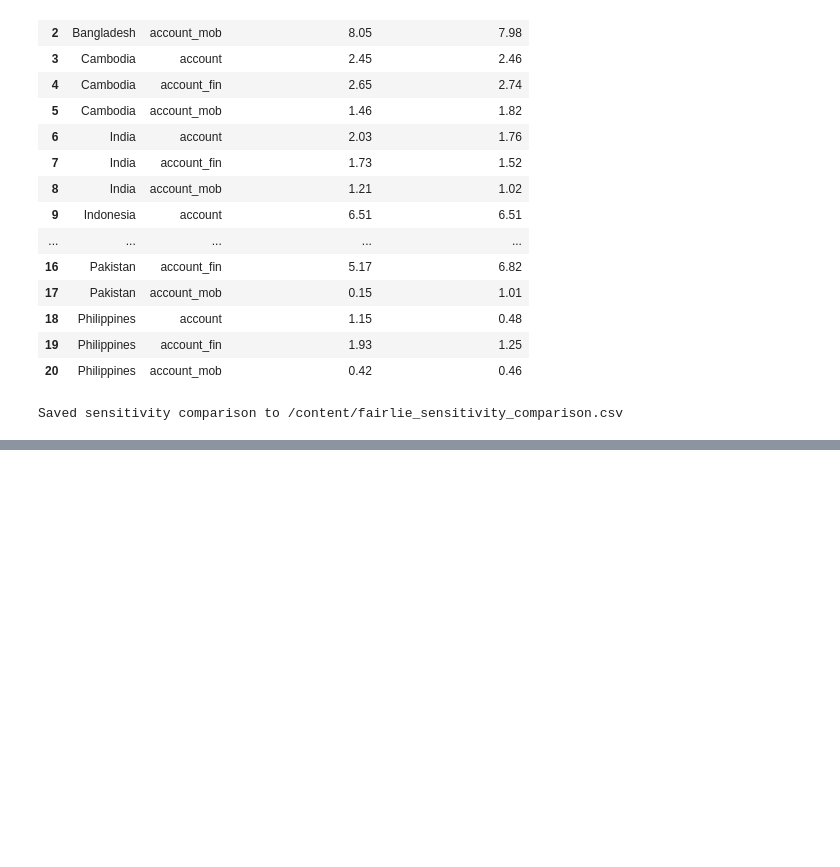
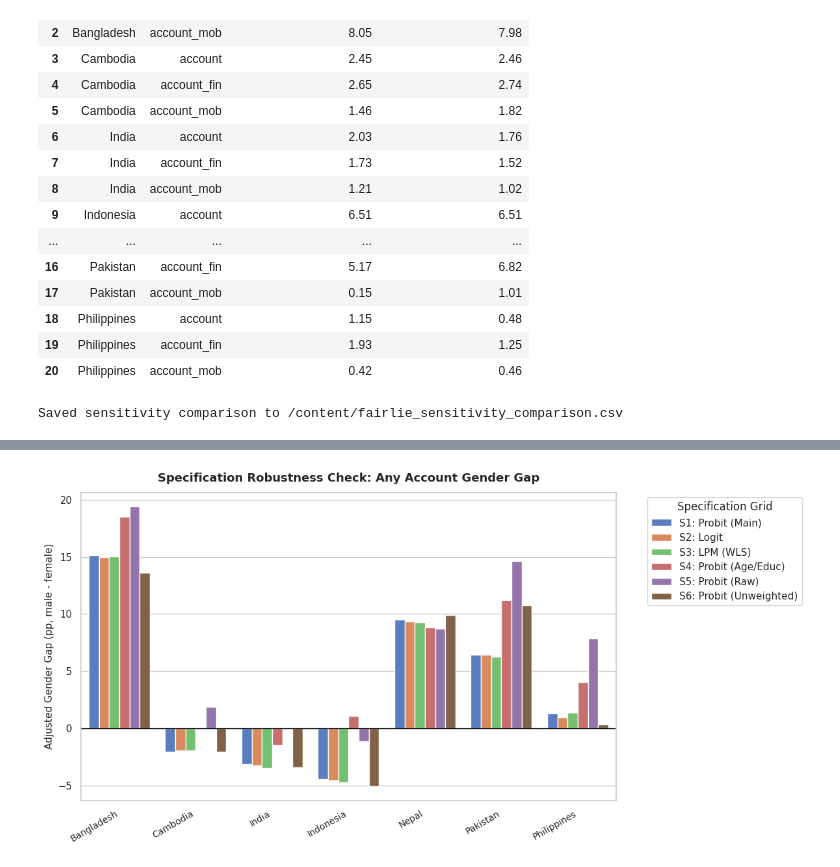
Before and after one commit to Saimon0007/Financial-Inclusion-across-South-and-Southeast-Asia-after-COVID-19, a Jupyter notebook: Thesis.ipynb, the cells around one changed output, grey strips where cells are left out. Cells and saved outputs as stored; diff of their text form; code cells hidden in the pictures; blank space fills up the shorter version.

```diff
--- a/Thesis.ipynb
+++ b/Thesis.ipynb
@@ -3152,0 +3803,82 @@ Day 15-16 complete. Check Section 5's significant interactions and Section 7's c
+# %%
+import pandas as pd
+import numpy as np
+import matplotlib.pyplot as plt
+import seaborn as sns
+import os
+
+# Ensure clean styles
+sns.set_theme(style="whitegrid")
+plt.rcParams["font.family"] = "sans-serif"
+plt.rcParams["font.size"] = 10
+
+csv_path = "/content/robustness_grid.csv"
+if os.path.exists(csv_path):
+    df_grid = pd.read_csv(csv_path)
+
+    # Melt the dataframe to long format for easier plotting with seaborn
+    spec_cols = [
+        "S1_probit_full_ame",
+        "S2_logit_full_ame",
+        "S3_lpm_full_ame",
+        "S4_probit_age_educ_ame",
+        "S5_probit_nocontrols_ame",
+        "S6_probit_full_unweighted_ame"
+    ]
+
+    df_long = df_grid.melt(
+        id_vars=["economy", "outcome", "verdict"],
+        value_vars=spec_cols,
+        var_name="specification",
+        value_name="ame"
+    )
+
+    # Map clean names for specifications
+    spec_map = {
+        "S1_probit_full_ame": "S1: Probit (Main)",
+        "S2_logit_full_ame": "S2: Logit",
+        "S3_lpm_full_ame": "S3: LPM (WLS)",
+        "S4_probit_age_educ_ame": "S4: Probit (Age/Educ)",
+        "S5_probit_nocontrols_ame": "S5: Probit (Raw)",
+        "S6_probit_full_unweighted_ame": "S6: Probit (Unweighted)"
+    }
+    df_long["specification"] = df_long["specification"].map(spec_map)
+
+    # Map outcome labels
+    df_long["outcome_label"] = df_long["outcome"].map({
+        "account": "Any Account",
+        "account_fin": "Financial Institution",
+        "account_mob": "Mobile Money"
+    })
+
+    # Generate a plot for each outcome to avoid cluttering
+    outcomes_ordered = ["Any Account", "Financial Institution", "Mobile Money"]
+
+    for outcome in outcomes_ordered:
+        sub_data = df_long[df_long["outcome_label"] == outcome]
+
+        plt.figure(figsize=(12, 6))
+        sns.barplot(
+            data=sub_data,
+            x="economy",
+            y=sub_data["ame"] * 100,  # Convert to percentage points
+            hue="specification",
+            palette="muted"
+        )
+        plt.axhline(0, color="black", linewidth=1, linestyle="-")
+        plt.ylabel("Adjusted Gender Gap (pp, male - female)", fontsize=11)
+        plt.xlabel("", fontsize=11)
+        plt.title(f"Specification Robustness Check: {outcome} Gender Gap", fontsize=13, fontweight="bold", pad=12)
+        plt.xticks(rotation=30, ha="right", fontsize=10)
+        plt.legend(title="Specification Grid", bbox_to_anchor=(1.05, 1), loc="upper left")
+        plt.tight_layout()
+
+        # Save each outcome's plot
+        filename_label = outcome.lower().replace(" ", "_")
+        plt.savefig(f"/content/robustness_grid_{filename_label}.png", dpi=200, bbox_inches="tight")
+        plt.show()
+        print(f"Successfully saved the plot to '/content/robustness_grid_{filename_label}.png'.")
+else:
+    print(f"Could not find '{csv_path}'. Please ensure the previous scripts have run successfully.")
+# %% [output]
+[figure, added]
```
Also changed, not shown: parts of 13 cells of this notebook.
